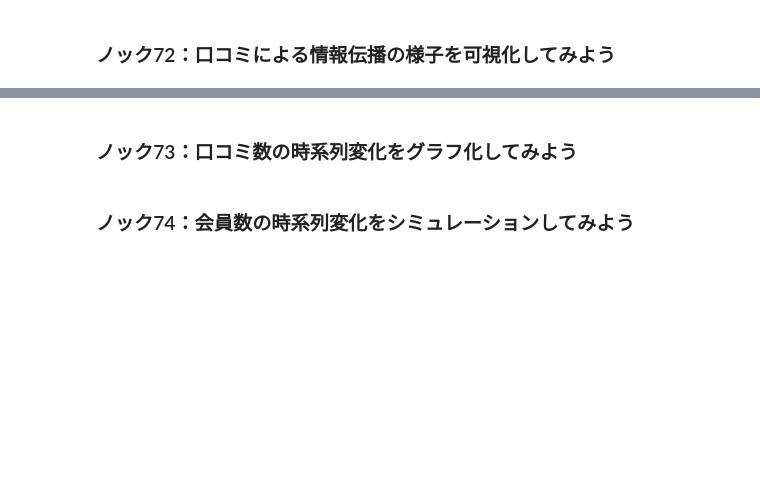
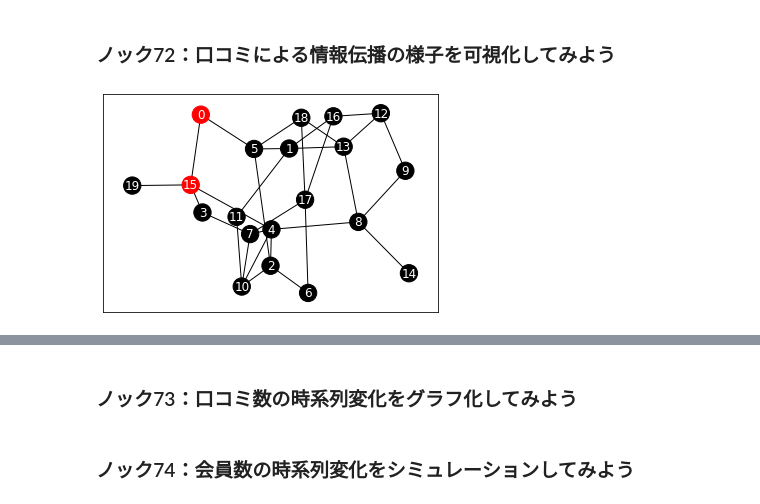
Before and after one commit to winuim/python-practical-data-analysis-100, a Jupyter notebook: Chapter-8/chapter-8.ipynb, the cells around one changed output, grey strips where cells are left out. Drawn from its saved outputs; the diff is of its cells as text; code cells hidden in the pictures; blank space fills up the shorter version.

```diff
--- a/Chapter-8/chapter-8.ipynb
+++ b/Chapter-8/chapter-8.ipynb
@@ -54,0 +57,43 @@ plt.show()
+# %%
+def determine_link(percent):
+    rand_val = np.random.rand()
+    if rand_val <= percent:
+        return 1
+    else:
+        return 0
+# %%
+def simulate_percolation(num, list_active, percent_percolation):
+    for i in range(num):
+        if list_active[i] == 1:
+            for j in range(num):
+                node_name = "Node" + str(j)
+                if df_links[node_name].iloc[i] == 1:
+                    if determine_link(percent_percolation) == 1:
+                        list_active[j] = 1
+    return list_active
+# %%
+percent_percolation = 0.1
+T_NUM = 100
+NUM = len(df_links.index)
+list_active = np.zeros(NUM)
+list_active[0] = 1
+
+list_timeSeries = []
+for t in range(T_NUM):
+    list_active = simulate_percolation(NUM, list_active, percent_percolation)
+    list_timeSeries.append(list_active.copy())
+# %%
+def acitve_node_coloring(list_active):
+    list_color = []
+    for i in range(len(list_timeSeries[t])):
+        if list_timeSeries[t][i] == 1:
+            list_color.append("r")
+        else:
+            list_color.append("k")
+    return list_color
+# %%
+t = 0
+nx.draw_networkx(G, font_color="w", node_color=acitve_node_coloring(list_timeSeries[t]))
+plt.show()
+# %% [output]
+[figure, added]
```
Also changed, not shown: parts of 4 cells of this notebook.
